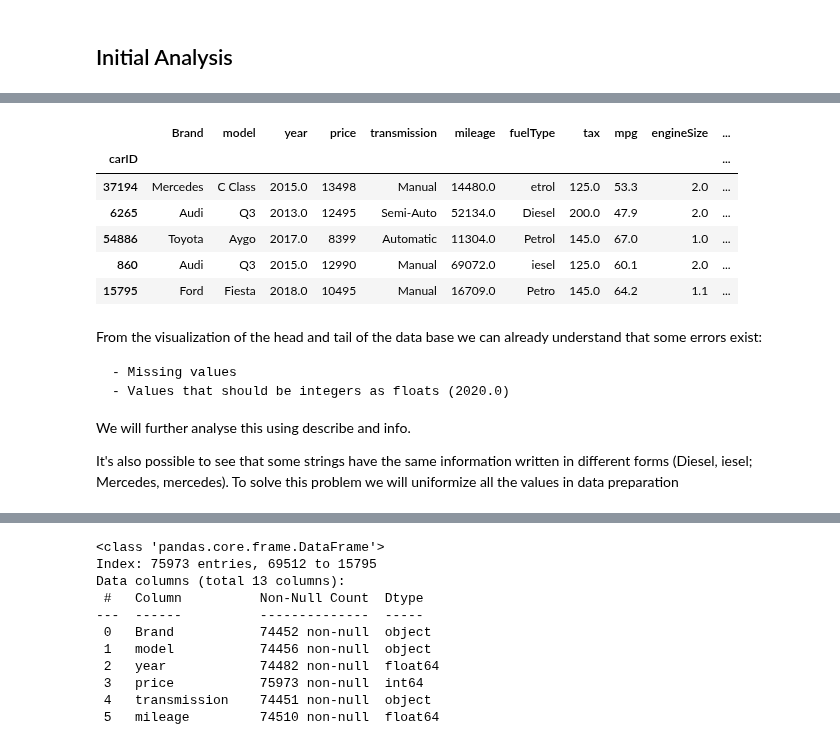
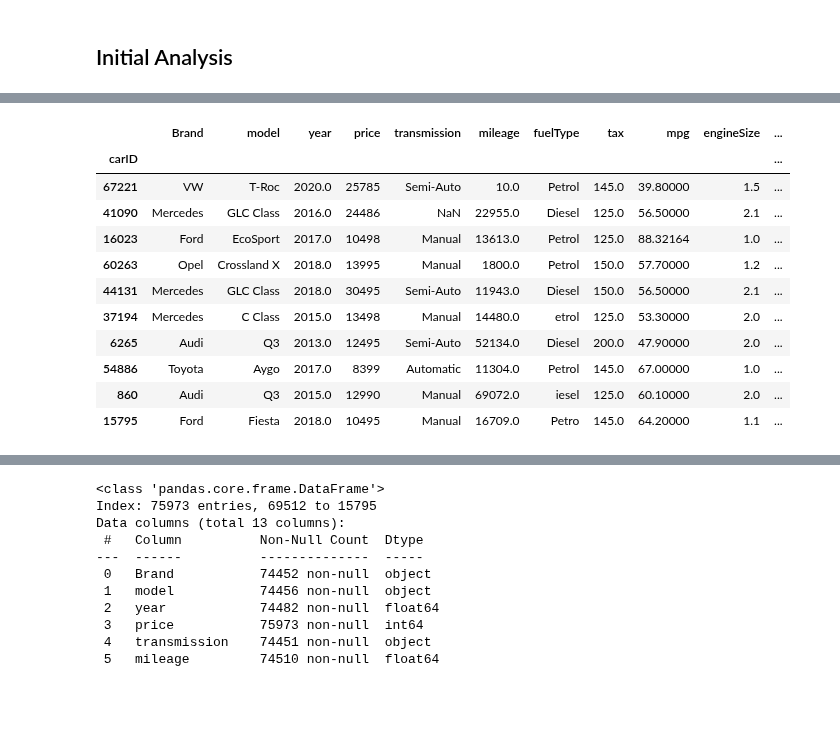
Before and after one commit to mariamiguel720/Machine-Learning-Project-25-26, a Jupyter notebook: notebooks/EDA.ipynb, the cells around one changed output, grey strips where cells are left out. Drawn from its saved outputs; the diff is of its cells as text; code cells hidden in the pictures; blank space fills up the shorter version.

```diff
--- a/notebooks/EDA.ipynb
+++ b/notebooks/EDA.ipynb
@@ -151,19 +164,15 @@ train.head()
 # %%
-train.tail()
+train.tail(10)
 # %% [output]
 |  | Brand | model | year | price | transmission | mileage | fuelType | tax | mpg | engineSize | ... |
 | carID |  |  |  |  |  |  |  |  |  |  | ... |
-| 37194 | Mercedes | C Class | 2015.0 | 13498 | Manual | 14480.0 | etrol | 125.0 | 53.3 | 2.0 | ... |
-| 6265 | Audi | Q3 | 2013.0 | 12495 | Semi-Auto | 52134.0 | Diesel | 200.0 | 47.9 | 2.0 | ... |
-| 54886 | Toyota | Aygo | 2017.0 | 8399 | Automatic | 11304.0 | Petrol | 145.0 | 67.0 | 1.0 | ... |
-| 860 | Audi | Q3 | 2015.0 | 12990 | Manual | 69072.0 | iesel | 125.0 | 60.1 | 2.0 | ... |
-| 15795 | Ford | Fiesta | 2018.0 | 10495 | Manual | 16709.0 | Petro | 145.0 | 64.2 | 1.1 | ... |
+| 67221 | VW | T-Roc | 2020.0 | 25785 | Semi-Auto | 10.0 | Petrol | 145.0 | 39.80000 | 1.5 | ... |
+| 41090 | Mercedes | GLC Class | 2016.0 | 24486 | NaN | 22955.0 | Diesel | 125.0 | 56.50000 | 2.1 | ... |
+| 16023 | Ford | EcoSport | 2017.0 | 10498 | Manual | 13613.0 | Petrol | 125.0 | 88.32164 | 1.0 | ... |
+| 60263 | Opel | Crossland X | 2018.0 | 13995 | Manual | 1800.0 | Petrol | 150.0 | 57.70000 | 1.2 | ... |
+| 44131 | Mercedes | GLC Class | 2018.0 | 30495 | Semi-Auto | 11943.0 | Diesel | 150.0 | 56.50000 | 2.1 | ... |
+| 37194 | Mercedes | C Class | 2015.0 | 13498 | Manual | 14480.0 | etrol | 125.0 | 53.30000 | 2.0 | ... |
+| 6265 | Audi | Q3 | 2013.0 | 12495 | Semi-Auto | 52134.0 | Diesel | 200.0 | 47.90000 | 2.0 | ... |
+| 54886 | Toyota | Aygo | 2017.0 | 8399 | Automatic | 11304.0 | Petrol | 145.0 | 67.00000 | 1.0 | ... |
+| 860 | Audi | Q3 | 2015.0 | 12990 | Manual | 69072.0 | iesel | 125.0 | 60.10000 | 2.0 | ... |
+| 15795 | Ford | Fiesta | 2018.0 | 10495 | Manual | 16709.0 | Petro | 145.0 | 64.20000 | 1.1 | ... |
-# %% [markdown]
-From the visualization of the head and tail of the data base we can already understand that some errors exist:
-
-    - Missing values
-    - Values that should be integers as floats (2020.0)
-We will further analyse this using describe and info.
-
-It's also possible to see that some strings have the same information written in different forms (Diesel, iesel; Mercedes, mercedes).
-To solve this problem we will uniformize all the values in data preparation
```
Also changed, not shown: parts of 37 cells of this notebook.
